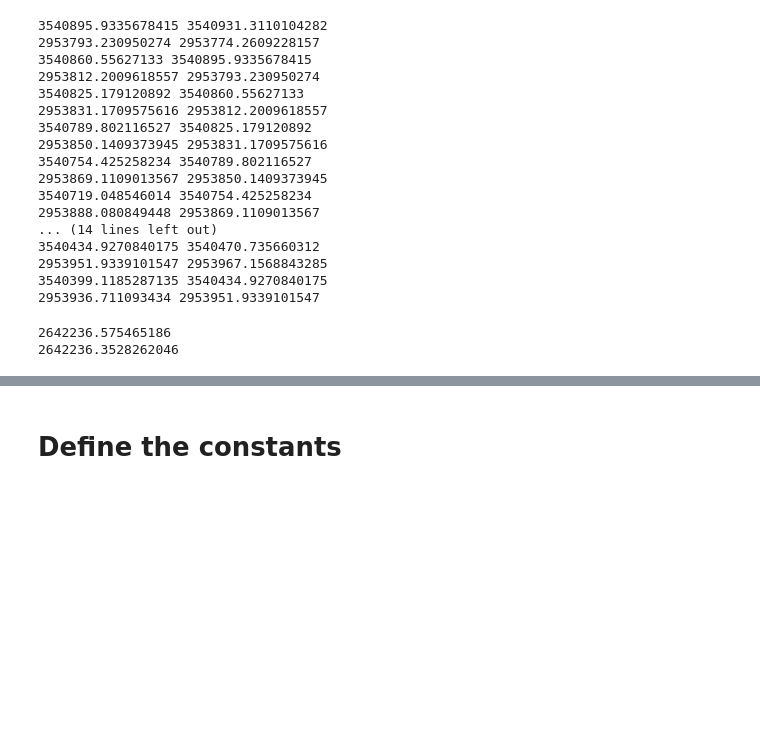
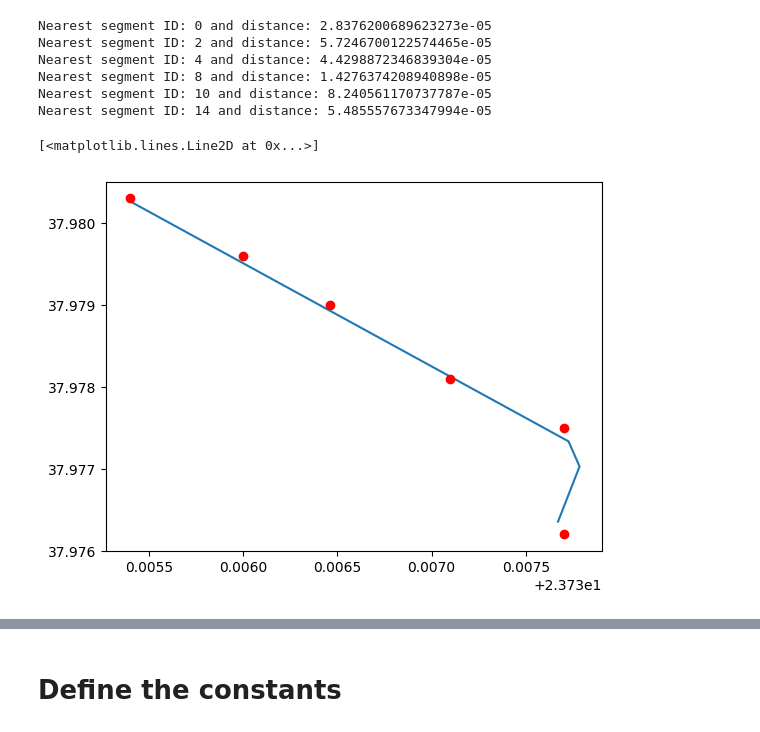
Before and after one commit to AmirHKiani98/eager_project, a Jupyter notebook: ctm_model.ipynb, the cells around one changed output, grey strips where cells are left out. Saved outputs shown, nothing was run; the diff lists cells and outputs as text; code cells hidden in the pictures; blank space fills up the shorter version.

Commit message:
Finding the segment for each traffic signal

```diff
--- a/ctm_model.ipynb
+++ b/ctm_model.ipynb
@@ -36,6 +36,36 @@ def lat_lon_to_axis(lat, lon, axis_direction=(1, 0), crs="EPSG:3857", length_of_
     # Compute the projection of the point onto the axis
     projection_value = np.dot([x, y], axis_unit_vector)
     return projection_value
+
+def find_traffic_light_id(row, segments_gdf):
+    """
+    Find the nearest segment ID to a given row in a DataFrame.
+
+    Args:
+        row (pd.Series): Row in a DataFrame with columns 'lat' and 'lon'.
+        segments_gdf (gpd.GeoDataFrame): GeoDataFrame with segment geometries.
+
+    Returns:
+        int: ID of the nearest segment.
+    """
+    # Create a GeoDataFrame for the point
+    point = gpd.GeoDataFrame(
+        geometry=[loads(f"POINT ({row['lat']} {row['lon']})")], crs="EPSG:4326" # Make sure lat and lon is given completely right! Lat first then lon
+    )
+
+    # Reproject both point and segments to a projected CRS for accurate distance calculations
+    projected_crs = "EPSG:4326"  # Common projected CRS for distance calculations
+    point_proj = point.to_crs(projected_crs)
+    segments_gdf_proj = segments_gdf.to_crs(projected_crs)
+    max_distance = float("inf")
+    nearest_segment_id = None
+    for index, row in segments_gdf_proj.iterrows():
+        distance = row.geometry.distance(point_proj.geometry[0])
+        if distance < max_distance:
+            max_distance = distance
+            nearest_segment_id = index
+    print(f"Nearest segment ID: {nearest_segment_id} and distance: {max_distance}")
+    return nearest_segment_id
 # %%
 # loading the main dataframe
 main_df = pd.read_csv("20181024_d1_0830_0900_segmented_oneaxistrajectory_traffic.csv")
@@ -58,6 +88,7 @@ segments_gdf = segments_gdf.to_crs("EPSG:25832")  # Example for UTM Zone 32N
 
 # Calculate lengths
 segments_gdf["length"] = segments_gdf.geometry.length
+segments_gdf = segments_gdf.to_crs("EPSG:4326")  # Example for UTM Zone 32N
 
 pos_1_one_axis_trajectory = []
 pos_2_one_axis_trajectory = []
@@ -65,34 +96,29 @@ for i, row in segments_gdf.iterrows():
     pos_1_one_axis_trajectory.append(lat_lon_to_axis(row.geometry.coords.xy[0][1], row.geometry.coords.xy[0][0], crs="EPSG:4326"))
     pos_2_one_axis_trajectory.append(lat_lon_to_axis(row.geometry.coords.xy[1][1], row.geometry.coords.xy[1][0], crs="EPSG:4326"))
 
+segments_gdf["pos_1_one_axis_trajectory"] = pos_1_one_axis_trajectory
+segments_gdf["pos_2_one_axis_trajectory"] = pos_2_one_axis_trajectory
+
 # Calculate total length
 total_length = segments_gdf["length"].sum()
 
 # loading the traffic lights
 traffic_lights_df = pd.read_csv("traffic_lights.csv")
+# find traffic light segment id
+traffic_lights_df["nearest_segment_id"] = traffic_lights_df.apply(find_traffic_light_id, axis=1, segments_gdf=segments_gdf)
 # loading the traffic light states
 with open("traffic_info_dict.pkl", "rb") as f:
     traffic_lights_dict_states = pickle.load(f)
 # %% [output]
-3540895.9335678415 3540931.3110104282
-2953793.230950274 2953774.2609228157
-3540860.55627133 3540895.9335678415
-2953812.2009618557 2953793.230950274
-3540825.179120892 3540860.55627133
-2953831.1709575616 2953812.2009618557
-3540789.802116527 3540825.179120892
-2953850.1409373945 2953831.1709575616
-3540754.425258234 3540789.802116527
-2953869.1109013567 2953850.1409373945
-3540719.048546014 3540754.425258234
-2953888.080849448 2953869.1109013567
-... (14 lines left out)
-3540434.9270840175 3540470.735660312
-2953951.9339101547 2953967.1568843285
-3540399.1185287135 3540434.9270840175
-2953936.711093434 2953951.9339101547
+Nearest segment ID: 0 and distance: 2.8376200689623273e-05
+Nearest segment ID: 2 and distance: 5.7246700122574465e-05
+Nearest segment ID: 4 and distance: 4.4298872346839304e-05
+Nearest segment ID: 8 and distance: 1.4276374208940898e-05
+Nearest segment ID: 10 and distance: 8.240561170737787e-05
+Nearest segment ID: 14 and distance: 5.485557673347994e-05
-# %%
-print(lat_lon_to_axis(main_df.iloc[0].lat, main_df.iloc[1].lon))
-# %% [output]
-2642236.575465186
-2642236.3528262046
+# %%
+plt.plot(segments_gdf["pos_2_one_axis_trajectory"], segments_gdf["pos_1_one_axis_trajectory"], "-")
+plt.plot(traffic_lights_df["lon"], traffic_lights_df["lat"], "ro")
+# %% [output]
+[<matplotlib.lines.Line2D at 0x...>]
+[figure, added]
```
Also changed, not shown: parts of 1 cell of this notebook, 1 other file.
